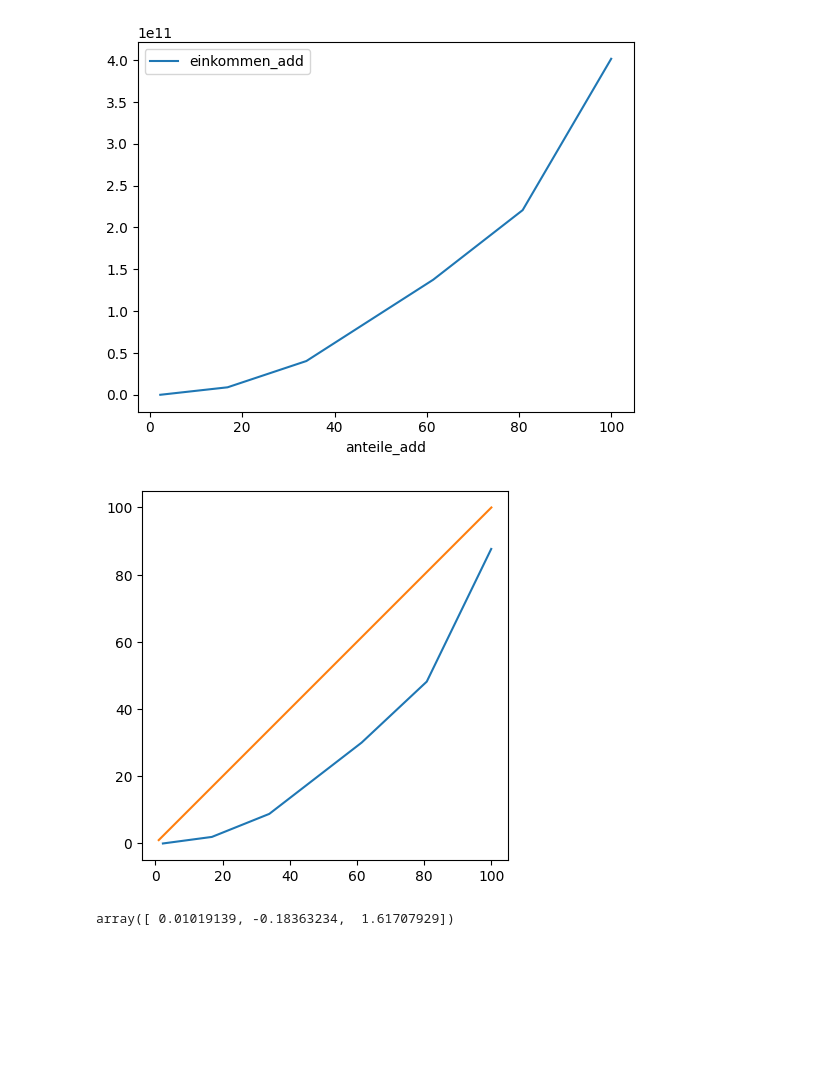
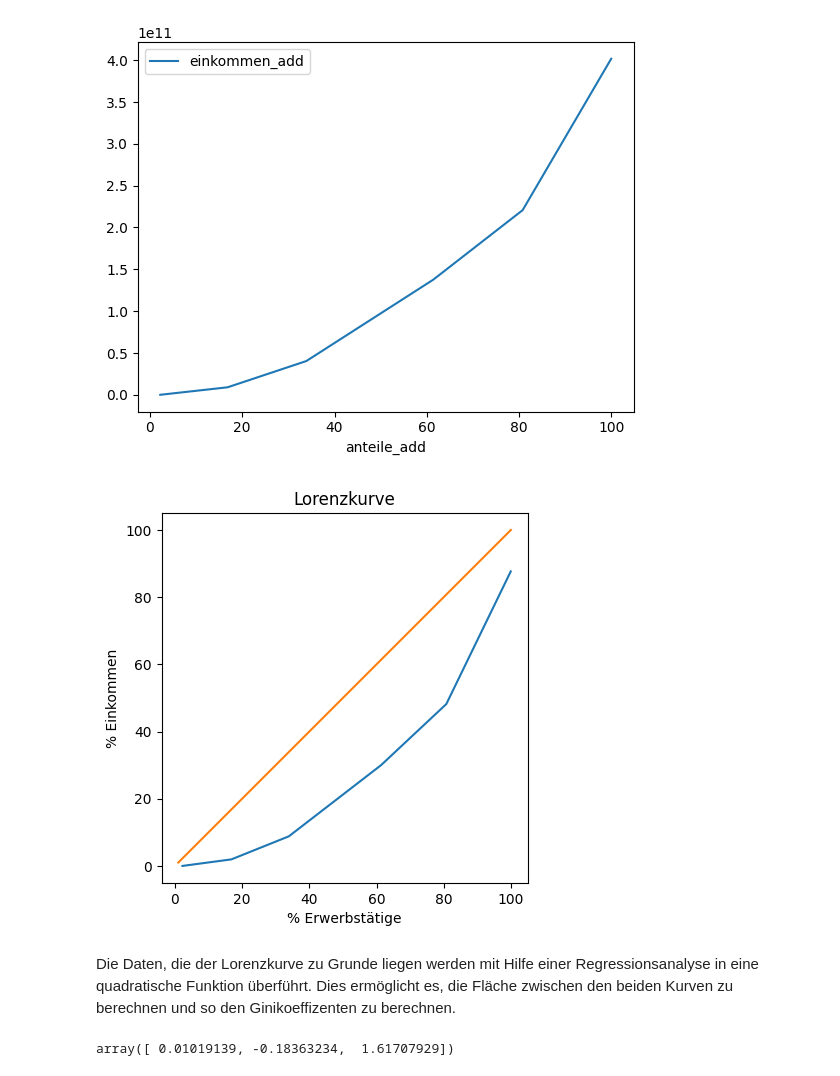
Before and after one commit to Jacques-Mock-Schindler/WR_I_21-24, a Jupyter notebook: docs/231204/einkommensverteilung.ipynb, the cells around one changed output. Cells and saved outputs as stored; diff of their text form; code cells hidden in the pictures; blank space fills up the shorter version.

```diff
--- a/docs/231204/einkommensverteilung.ipynb
+++ b/docs/231204/einkommensverteilung.ipynb
@@ -161,14 +166,22 @@ df.plot(x='anteile_add', y='einkommen_add', kind='line')
 # %%
 x = [i for i in range(1,101)]
 y = x
 
 fig2, ax2 = plt.subplots()
 ax2.plot(df['anteile_add'], df['rel_einkommensanteil'])
 ax2.plot(x, y)
 ax2.set_aspect('equal')
+ax2.set_title("Lorenzkurve")
+ax2.set_ylabel("% Einkommen")
+ax2.set_xlabel("% Erwerbstätige")
 plt.show()
 # %% [output]
-[figure, old version]
+[figure, new version]
+# %% [markdown]
+Die Daten, die der Lorenzkurve zu Grunde liegen werden mit Hilfe einer
+Regressionsanalyse in eine quadratische Funktion überführt. Dies
+ermöglicht es, die Fläche zwischen den beiden Kurven zu berechnen und so
+den Ginikoeffizenten zu berechnen.
 # %%
 import numpy as np
 from sklearn.linear_model import LinearRegression
```
Also changed, not shown: parts of 12 cells of this notebook.
